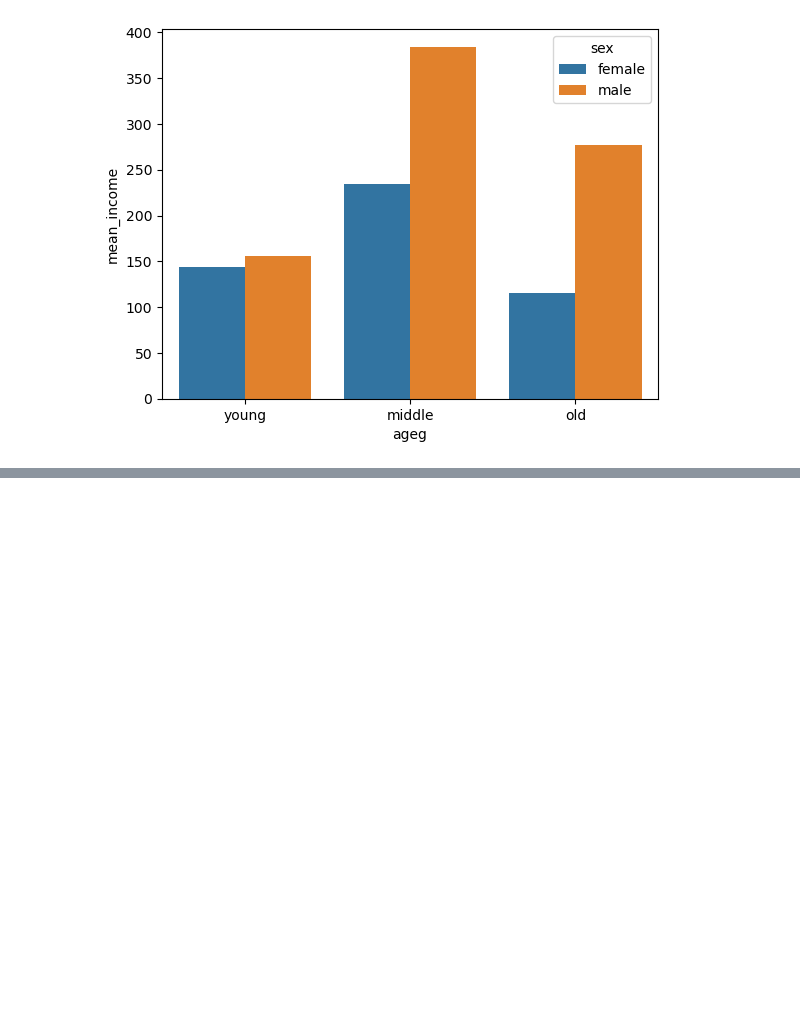
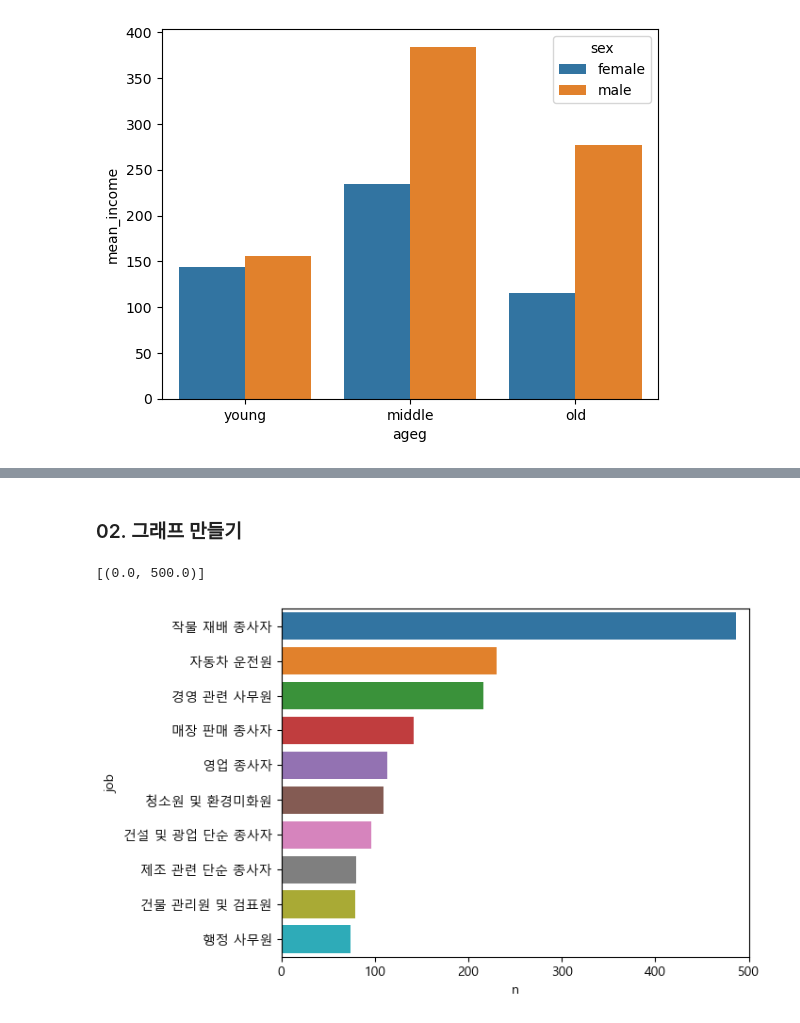
Before and after one commit to 240711AIBigData/AI, a Jupyter notebook: pythonProject/day11_데이터분석프로젝트.ipynb, the cells around one changed output, grey strips where cells are left out. Cells and saved outputs as stored; diff of their text form; code cells hidden in the pictures; blank space fills up the shorter version.

```diff
--- a/pythonProject/day11_데이터분석프로젝트.ipynb
+++ b/pythonProject/day11_데이터분석프로젝트.ipynb
@@ -475,0 +650,10 @@ sns.barplot(data = sex_income, x = 'ageg', y = 'mean_income', hue = 'sex',
+# %%
+# 남성 직업 빈도 상위 10개 추출
+# job 결측치 제거, male 추출, job별 분리, job 빈도 구하기, 내림차순 정렬, 상위 10행 추출
+job_male = welfare.dropna(subset = ['job'])\
+                .query('sex == "male"')\
+                .groupby('job', as_index = False)\
+                .agg(n = ('job', 'count'))\
+                .sort_values('n', ascending = False)\
+                .head(10)
+job_male
@@ -475,0 +694,9 @@ sns.barplot(data = sex_income, x = 'ageg', y = 'mean_income', hue = 'sex',
+# %% [markdown]
+### 02. 그래프 만들기
+# %%
+# 남성 직업 빈도 막대 그래프
+sns.barplot(data = job_male, y = 'job', x = 'n', hue = 'job')\
+    .set(xlim = [0, 500])
+# %% [output]
+[(0.0, 500.0)]
+[figure, added]
```
Also changed, not shown: parts of 75 cells of this notebook.
